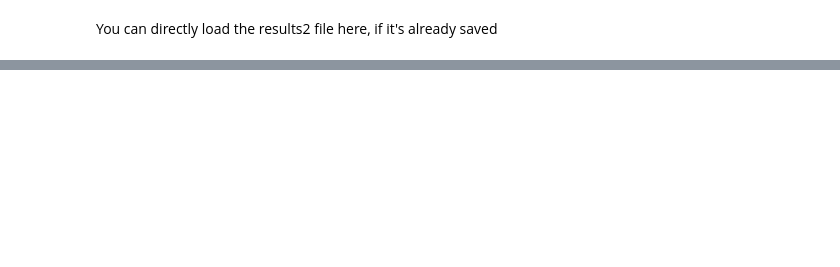
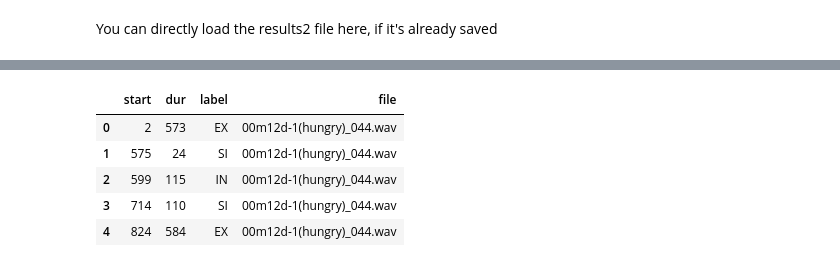
Before and after one commit to AVAGLIO/BABY, a Jupyter notebook: Baby.ipynb, the cells around one changed output, grey strips where cells are left out. Saved outputs shown, nothing was run; the diff lists cells and outputs as text; code cells hidden in the pictures; blank space fills up the shorter version.

```diff
--- a/Baby.ipynb
+++ b/Baby.ipynb
@@ -894,7 +893,7 @@ results1 = pd.DataFrame({'Context' : ['Hung', 'Pee', 'Sleepy', 'Hung','Pee', 'Sl
                   'gmm20 norm (%)' : np.random.randn(6),\
                   'gmm20+vtb norm (%)' : np.random.randn(6)}, index = index)
 
-resultats1 = resultats1[['Context','svm norm (%)','svm+vtb norm (%)','gmm5 (%)','gmm5+vtb (%)','gmm5 norm (%)','gmm5+vtb norm (%)','gmm20 (%)','gmm20+vtb (%)','gmm20 norm (%)','gmm20+vtb norm (%)']]
+results1 = results1[['Context','svm norm (%)','svm+vtb norm (%)','gmm5 (%)','gmm5+vtb (%)','gmm5 norm (%)','gmm5+vtb norm (%)','gmm20 (%)','gmm20+vtb (%)','gmm20 norm (%)','gmm20+vtb norm (%)']]
 
 i = 0
 
@@ -974,7 +960,7 @@ for baby in babies:
             # GMM5 + GMM5/vtb normalized
             accuracy_model, accuracy_model_vtb = accuracy_cv(mfcc_dset_norm,labels_dset,2,C,gamma,5,True)
             accuracies2[baby + '-' + baby_state + '-' + 'gmm5 norm'] = accuracy_model
-            accuracies[2baby + '-' + baby_state + '-' + 'gmm5+vtb norm'] = accuracy_model_vtb
+            accuracies2[baby + '-' + baby_state + '-' + 'gmm5+vtb norm'] = accuracy_model_vtb
             # GMM20 + GMM20/vtb normalized
             accuracy_model, accuracy_model_vtb = accuracy_cv(mfcc_dset_norm,labels_dset,2,C,gamma,20,True)
             accuracies2[baby + '-' + baby_state + '-' + 'gmm20 norm'] = accuracy_model
@@ -1028,0 +1099,5 @@ results2
+# %%
+def predict_svm_viterbi(file_mfcc_norm,model_svm,log_trans):
+    log_lhood = log_lhood_svm(file_mfcc_norm,model_svm)
+    state_seq = log_viterbi(log_lhood, log_trans)
+    return state_seq
@@ -1028,0 +1237,47 @@ results2
+# %%
+start = []
+dur = []
+label = []
+file_name = []
+
+babies = ['044','050','051']
+baby_states = ['hungry','pee',"sleepy"]
+
+for baby in babies:
+    for baby_state in baby_states:
+        file_path_audio = baby +'/'+baby_state+'/audio/'
+        file_path_labels = baby +'/'+baby_state+'/labels/'
+        for audio_file_path in glob.glob(file_path_audio+'*.wav'):
+            labels_file = labels[labels.file == os.path.basename(audio_file_path)]
+            lenght_label_file = len(labels_file.index)
+            for i in range(lenght_label_file-1):
+                start = start + [labels_file.iloc[i]['start']]
+                dur = dur + [labels_file.iloc[i]['dur']]
+                label = label + [labels_file.iloc[i]['label']]
+                file_name = file_name + [os.path.basename(audio_file_path)]
+                if ((labels_file.iloc[i]['start']+labels_file.iloc[i]['dur'])<labels_file.iloc[i+1]['start']):
+                    start_time = labels_file.iloc[i]['start']+labels_file.iloc[i]['dur']
+                    start = start + [start_time]
+                    dur = dur + [labels_file.iloc[i+1]['start']-start_time]
+                    label = label + ['SI']
+                    file_name = file_name + [os.path.basename(audio_file_path)]
+            start = start + [labels_file.iloc[lenght_label_file-1]['start']]
+            dur = dur + [labels_file.iloc[lenght_label_file-1]['dur']]
+            label = label + [labels_file.iloc[lenght_label_file-1]['label']]
+            file_name = file_name + [os.path.basename(audio_file_path)]
+
+label_Annotated = pd.DataFrame({'start' : start,\
+                                'dur' : dur,\
+                                'label' : label,\
+                                'file' : file_name})
+
+label_Annotated= label_Annotated[['start','dur','label','file']]
+label_Annotated[['start','dur']] = label_Annotated[['start','dur']].astype(int)
+label_Annotated.head()
+# %% [output]
+|  | start | dur | label | file |
+| 0 | 2 | 573 | EX | 00m12d-1(hungry)_044.wav |
+| 1 | 575 | 24 | SI | 00m12d-1(hungry)_044.wav |
+| 2 | 599 | 115 | IN | 00m12d-1(hungry)_044.wav |
+| 3 | 714 | 110 | SI | 00m12d-1(hungry)_044.wav |
+| 4 | 824 | 584 | EX | 00m12d-1(hungry)_044.wav |
```
Also changed, not shown: parts of 37 cells of this notebook.
